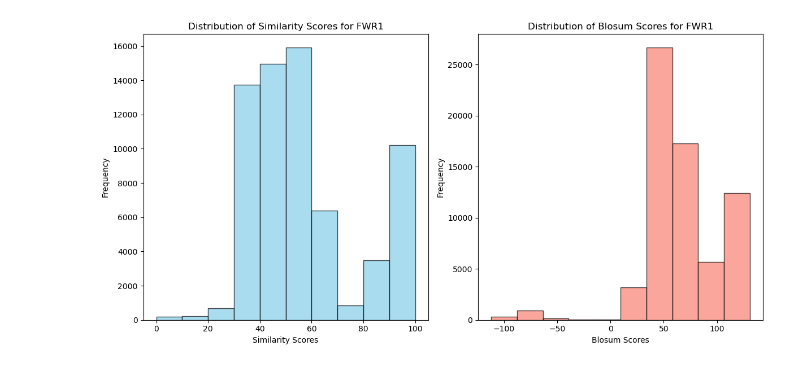
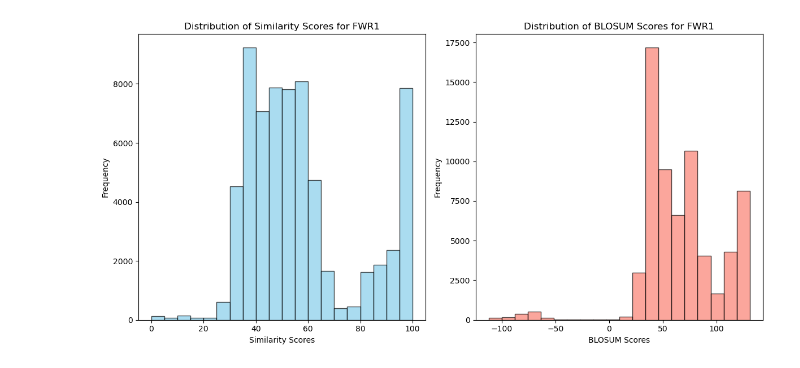
Before and after one commit to leaBroe/BERT_for_antibody_pairing, a Jupyter notebook: paired_model/BERT2BERT/sqlite3_data_for_analysis/evaluate_test_set_by_regions/plot_distribution_of_scores_by_regions.ipynb, the cells around one changed output. Drawn from its saved outputs; the diff is of its cells as text; code cells hidden in the pictures.

```diff
--- a/paired_model/BERT2BERT/sqlite3_data_for_analysis/evaluate_test_set_by_regions/plot_distribution_of_scores_by_regions.ipynb
+++ b/paired_model/BERT2BERT/sqlite3_data_for_analysis/evaluate_test_set_by_regions/plot_distribution_of_scores_by_regions.ipynb
@@ -19,24 +19,24 @@ df = pd.read_csv('/ibmm_data2/oas_database/paired_lea_tmp/paired_model/BERT2BERT
 # %%
 # Create a figure and axis objects for the plots
 fig, axes = plt.subplots(1, 2, figsize=(12, 6))
 
 # Plot the distribution of similarity scores
-axes[0].hist(df['similarity_scores_fwr1'], bins=10, color='skyblue', edgecolor='black', alpha=0.7)
+axes[0].hist(df['similarity_scores_fwr1'], bins=20, color='skyblue', edgecolor='black', alpha=0.7)
 axes[0].set_title('Distribution of Similarity Scores for FWR1')
 axes[0].set_xlabel('Similarity Scores')
 axes[0].set_ylabel('Frequency')
 
 # Plot the distribution of blosum scores
-axes[1].hist(df['blosum_scores_fwr1'], bins=10, color='salmon', edgecolor='black', alpha=0.7)
-axes[1].set_title('Distribution of Blosum Scores for FWR1')
-axes[1].set_xlabel('Blosum Scores')
+axes[1].hist(df['blosum_scores_fwr1'], bins=20, color='salmon', edgecolor='black', alpha=0.7)
+axes[1].set_title('Distribution of BLOSUM Scores for FWR1')
+axes[1].set_xlabel('BLOSUM Scores')
 axes[1].set_ylabel('Frequency')
 
 # Adjust layout for better spacing
 plt.tight_layout()
 # Show the plot
 plt.show()
 # %% [output]
-[figure, old version]
+[figure, new version]
 # %%
 region = "cdr1"
```
Also changed, not shown: parts of 6 cells of this notebook.
